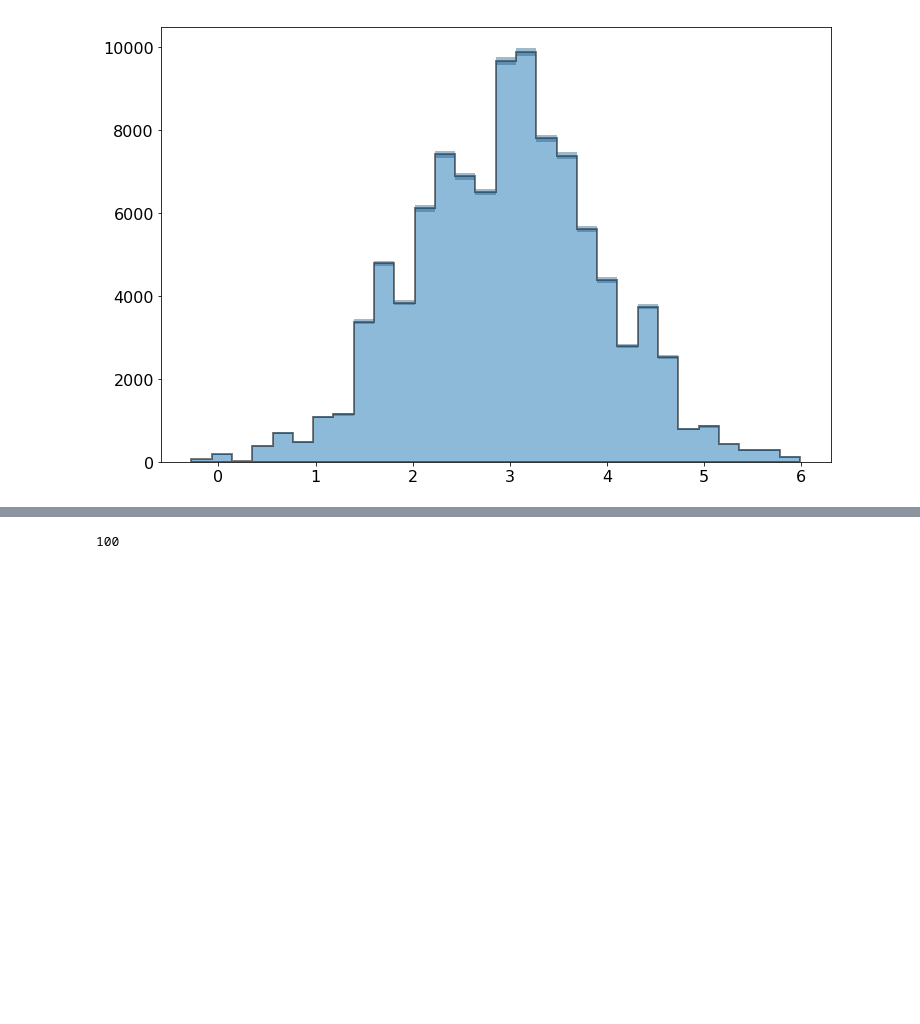
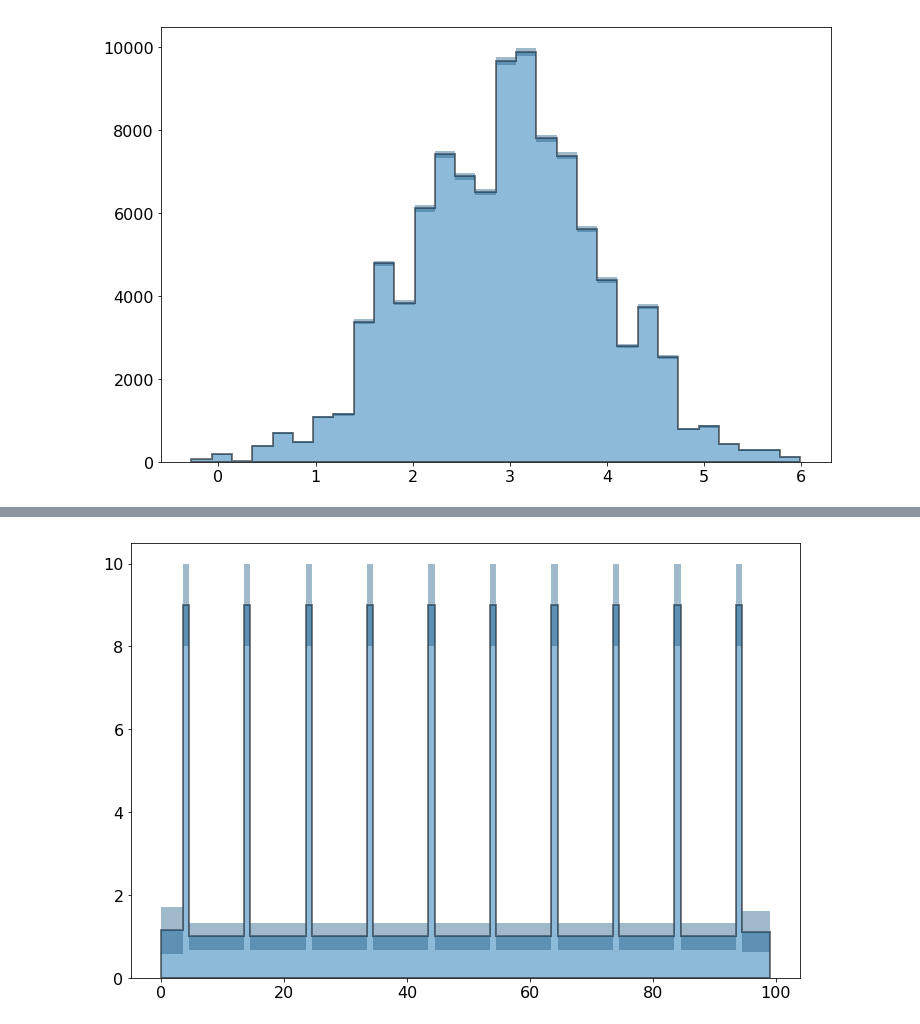
Before and after one commit to pollackscience/histogram_plus, a Jupyter notebook: scripts/hist_plus.ipynb, the cells around one changed output, grey strips where cells are left out. Saved outputs shown, nothing was run; the diff lists cells and outputs as text; code cells hidden in the pictures; blank space fills up the shorter version.

Commit message:
significant modificiations to BB, now account for weight and dups

```diff
--- a/scripts/hist_plus.ipynb
+++ b/scripts/hist_plus.ipynb
@@ -67,4 +73,6 @@ _ = hist(data2, bins='blocks', histtype='stepfilled', errorbars=True)
-# %%
-len(weights4)
-# %% [output]
-100
+# %%
+data_uni = range(0,100)
+weights_spec = ([1]*4+[9]+[1]*5)*10
+_ = hist(data_uni, weights=weights_spec, bins='block', histtype='stepfilled', errorbars=True, err_style='band', scale='binwidth', p0=0.1)
+# %% [output]
+[figure, added]
```
Also changed, not shown: parts of 3 cells of this notebook, 4 other files.
